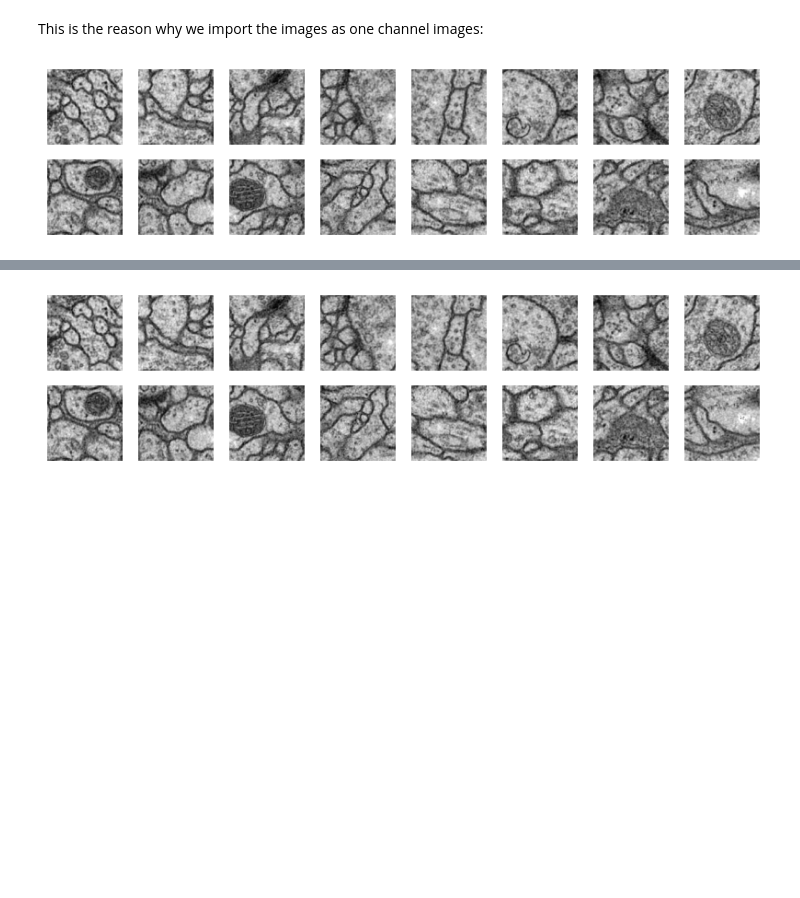
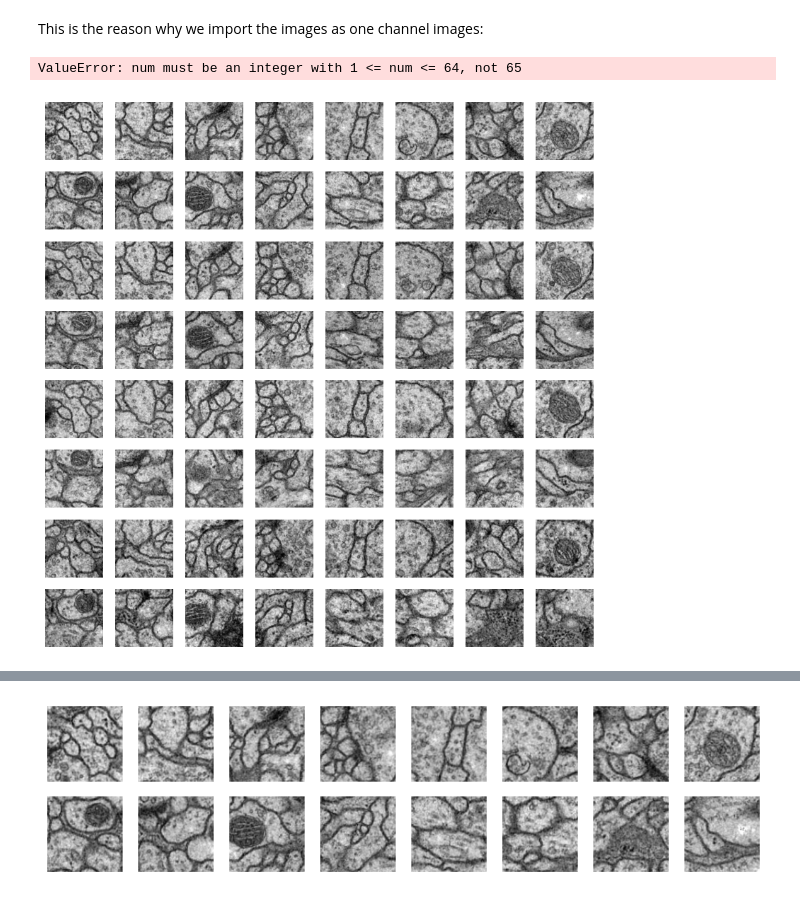
Before and after one commit to albapim/Advanced-Image-Analysis, a Jupyter notebook: final_project/first_script.ipynb, the cells around one changed output, grey strips where cells are left out. Cells and saved outputs as stored; diff of their text form; code cells hidden in the pictures; blank space fills up the shorter version.

```diff
--- a/final_project/first_script.ipynb
+++ b/final_project/first_script.ipynb
@@ -58,26 +58,28 @@ This is the reason why we import the images as one channel images:
 # print("Is the image grayscale?", is_grayscale)
 # %%
 # do patches of the images, of 128x128
-def create_patches(image, patch_size=128):
+def create_patches(images, patch_size=128):
     patches = []
-    for i in range(0, image.shape[0], patch_size):
-        for j in range(0, image.shape[1], patch_size):
-            patch = image[i:i+patch_size, j:j+patch_size]
-            if patch.shape[0] == patch_size and patch.shape[1] == patch_size:
-                patches.append(patch)
+    for image in images:
+        for i in range(0, image.shape[0], patch_size):
+            for j in range(0, image.shape[1], patch_size):
+                patch = image[i:i+patch_size, j:j+patch_size]
+                if patch.shape[0] == patch_size and patch.shape[1] == patch_size:
+                    patches.append(patch)
     return patches
 
 # create patches of the first image
-patches_images = create_patches(images[0], patch_size=128)
+patches_images = create_patches(images, patch_size=128)
 
 # show patches
 plt.figure(figsize=(10, 10))
 for i, patch in enumerate(patches_images):
     plt.subplot(8, 8, i+1)
     plt.imshow(patch, cmap='gray')
     plt.axis('off')
 plt.show()
 # %% [output]
+ValueError: num must be an integer with 1 <= num <= 64, not 65
-[figure, old version]
+[figure, new version]
 # %%
 # create patches of the first image
```
Also changed, not shown: parts of 3 cells of this notebook.
